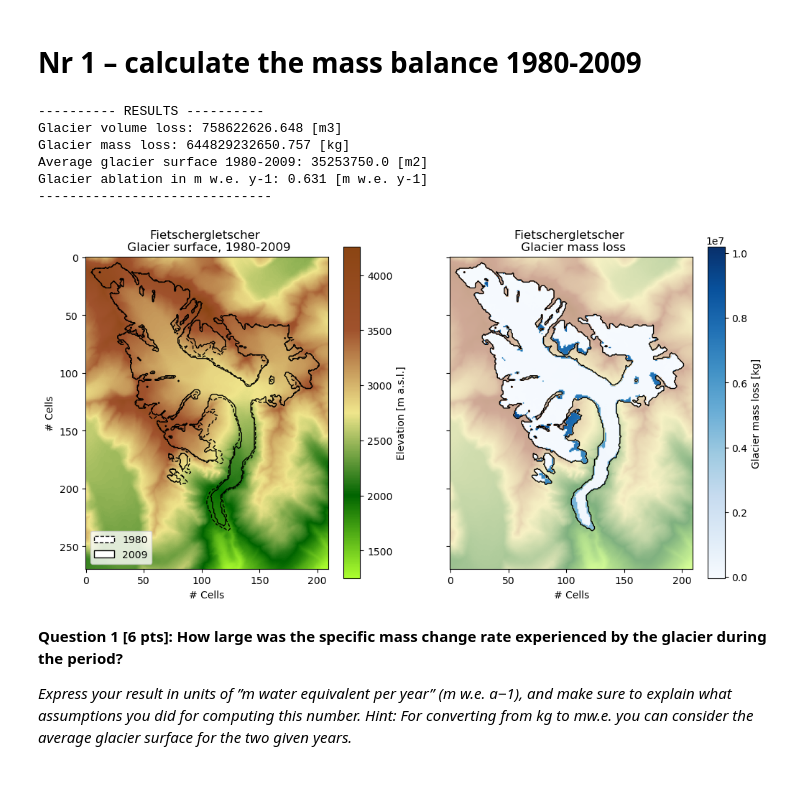
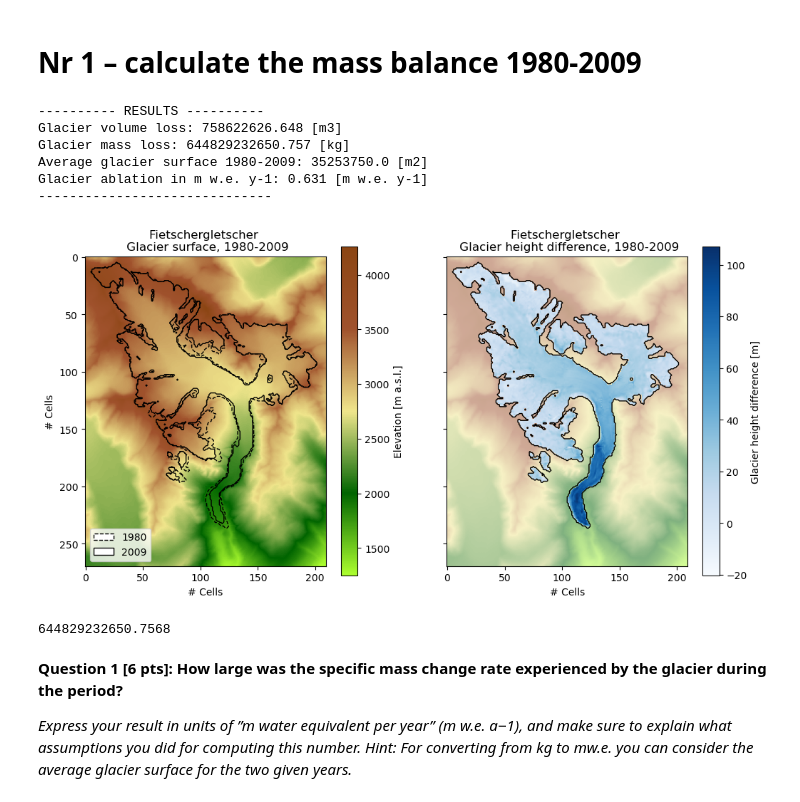
Before and after one commit to sspelsberg/Glaciology1, a Jupyter notebook: Assignment 1 Glaciology.ipynb, the cells around one changed output. Saved outputs shown, nothing was run; the diff lists cells and outputs as text; code cells hidden in the pictures.

```diff
--- a/Assignment 1 Glaciology.ipynb
+++ b/Assignment 1 Glaciology.ipynb
@@ -45,7 +45,7 @@ cell_surface = abs(resolution_x * resolution_y)
 glacier_volume_loss = glacier_vertical_change.sum() * cell_surface # m3
 glacier_mass_loss = glacier_volume_loss * rho # kg
 average_cells_number = (mask_1980.sum() + mask_2009.sum()) / 2
-average_glacier_surface = average_cells_number * cell_area # m2
+average_glacier_surface = average_cells_number * cell_surface # m2
 glacier_water_equivalent_loss = glacier_mass_loss / average_cells_number / cell_surface / 1000 / (2009-1980)
 
 print("-"*10, "RESULTS", "-"*10)
@@ -53,38 +53,42 @@ print("Glacier volume loss:", round(glacier_volume_loss, 3), "[m3]")
 print("Glacier mass loss:", round(glacier_mass_loss, 3), "[kg]")
 print("Average glacier surface 1980-2009:", round(average_glacier_surface, 3), "[m2]")
 print("Glacier ablation in m w.e. y-1:", round(glacier_water_equivalent_loss, 3), "[m w.e. y-1]")
 print("-"*30)
 
 # Plot DEMs and masks
 fig, (ax1, ax2) = plt.subplots(1, 2, sharey=True, figsize=(12, 6))
 cmap_terrain = matplotlib.colors.LinearSegmentedColormap.from_list("", ["greenyellow", "darkgreen", "khaki", "sienna", "saddlebrown"])
 im1 = ax1.imshow(dem_1980, cmap=cmap_terrain)
 ax1.contour(mask_1980, levels=[0.5], colors='black', linestyles='--', linewidths=1)
 ax1.contour(mask_2009, levels=[0.5], colors='black', linestyles='solid', linewidths=1)
 ax2.imshow(dem_1980, cmap=cmap_terrain, alpha=0.5)
-glacier_vertical_loss[glacier_vertical_loss == 0] = np.nan
-im2 = ax2.imshow(glacier_vertical_loss*cell_surface, cmap="Blues")
+glacier_vertical_change[glacier_vertical_change == 0] = np.nan
+im2 = ax2.imshow(glacier_vertical_change, cmap="Blues")
 ax2.contour(mask_1980, levels=[0.5], colors='black', linestyles='solid', linewidths=1)
 cbar = fig.colorbar(im1, ax=ax1, orientation='vertical', label="Elevation [m a.s.l.]")
-cbar = fig.colorbar(im2, ax=ax2, orientation='vertical', label="Glacier mass loss [kg]")
+cbar = fig.colorbar(im2, ax=ax2, orientation='vertical', label="Glacier height difference [m]")
 handles = [Patch(facecolor="white", edgecolor="k", linestyle="--", label="1980"),
           Patch(facecolor="white", edgecolor="k", linestyle="-", label="2009")]
 ax1.legend(handles=handles, loc="lower left")
 ax1.set_ylabel("# Cells")
 ax1.set_xlabel("# Cells")
 ax2.set_xlabel("# Cells")
 ax1.set_title("Fietschergletscher \n Glacier surface, 1980-2009")
-ax2.set_title("Fietschergletscher \n Glacier mass loss")
+ax2.set_title("Fietschergletscher \n Glacier height difference, 1980-2009")
 plt.savefig("plots/glacier_mass_balance_part_1.png", dpi=300)
 plt.show()
 # %% [output]
 ---------- RESULTS ----------
 Glacier volume loss: 758622626.648 [m3]
 Glacier mass loss: 644829232650.757 [kg]
 Average glacier surface 1980-2009: 35253750.0 [m2]
 Glacier ablation in m w.e. y-1: 0.631 [m w.e. y-1]
 ------------------------------
-[figure, old version]
+[figure, new version]
+# %%
+glacier_mass_loss
+# %% [output]
+644829232650.7568
 # %% [markdown]
 **Question 1 [6 pts]: How large was the specific mass change rate experienced by the glacier
 during the period?**
```
Also changed, not shown: 1 other file.
